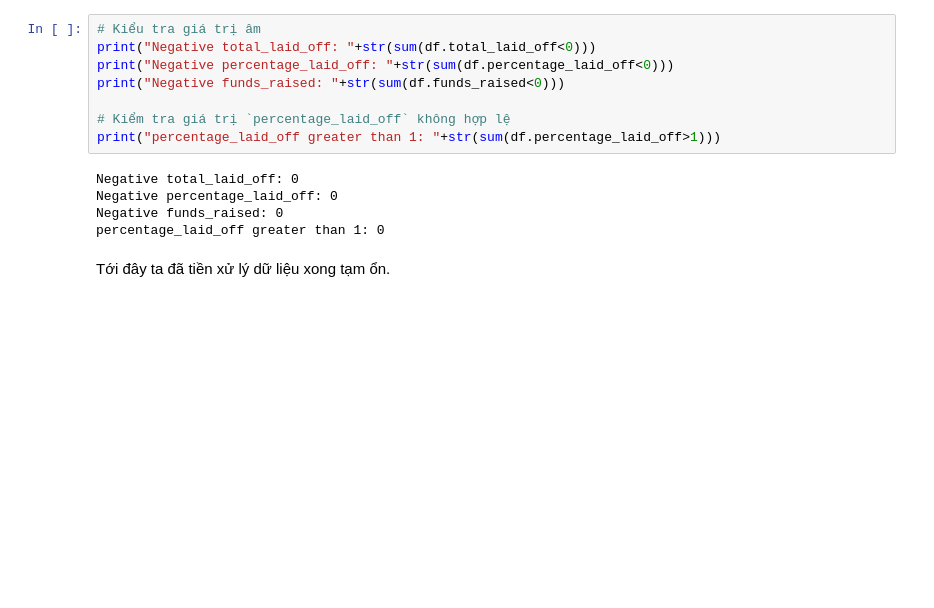
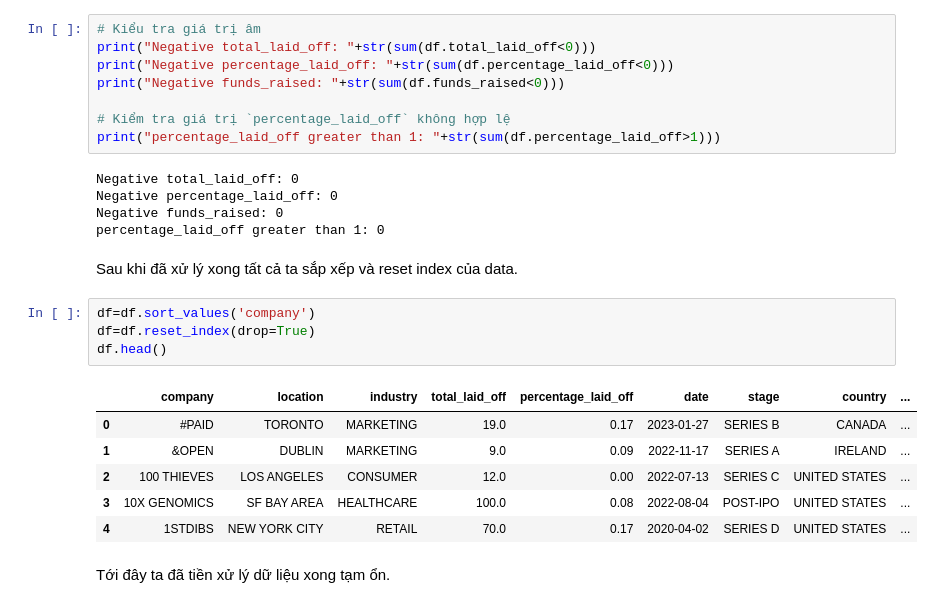
Before and after one commit to vhtnguyen/Layoffs-Visualization-Project, a Jupyter notebook: layoffs-data-visualization/main.ipynb, the cells around one changed output. Drawn from its saved outputs; the diff is of its cells as text; blank space fills up the shorter version.

```diff
--- a/layoffs-data-visualization/main.ipynb
+++ b/layoffs-data-visualization/main.ipynb
@@ -327,6 +327,19 @@ Negative total_laid_off: 0
 Negative percentage_laid_off: 0
 Negative funds_raised: 0
 percentage_laid_off greater than 1: 0
+# %% [markdown]
+Sau khi đã xử lý xong tất cả ta sắp xếp và reset index của data.
+# %%
+df=df.sort_values('company')
+df=df.reset_index(drop=True)
+df.head()
+# %% [output]
+|  | company | location | industry | total_laid_off | percentage_laid_off | date | stage | country | ... |
+| 0 | #PAID | TORONTO | MARKETING | 19.0 | 0.17 | 2023-01-27 | SERIES B | CANADA | ... |
+| 1 | &OPEN | DUBLIN | MARKETING | 9.0 | 0.09 | 2022-11-17 | SERIES A | IRELAND | ... |
+| 2 | 100 THIEVES | LOS ANGELES | CONSUMER | 12.0 | 0.00 | 2022-07-13 | SERIES C | UNITED STATES | ... |
+| 3 | 10X GENOMICS | SF BAY AREA | HEALTHCARE | 100.0 | 0.08 | 2022-08-04 | POST-IPO | UNITED STATES | ... |
+| 4 | 1STDIBS | NEW YORK CITY | RETAIL | 70.0 | 0.17 | 2020-04-02 | SERIES D | UNITED STATES | ... |
 # %% [markdown]
 Tới đây ta đã tiền xử lý dữ liệu xong tạm ổn.
 # %%
```
Also changed, not shown: parts of 2 cells of this notebook.
